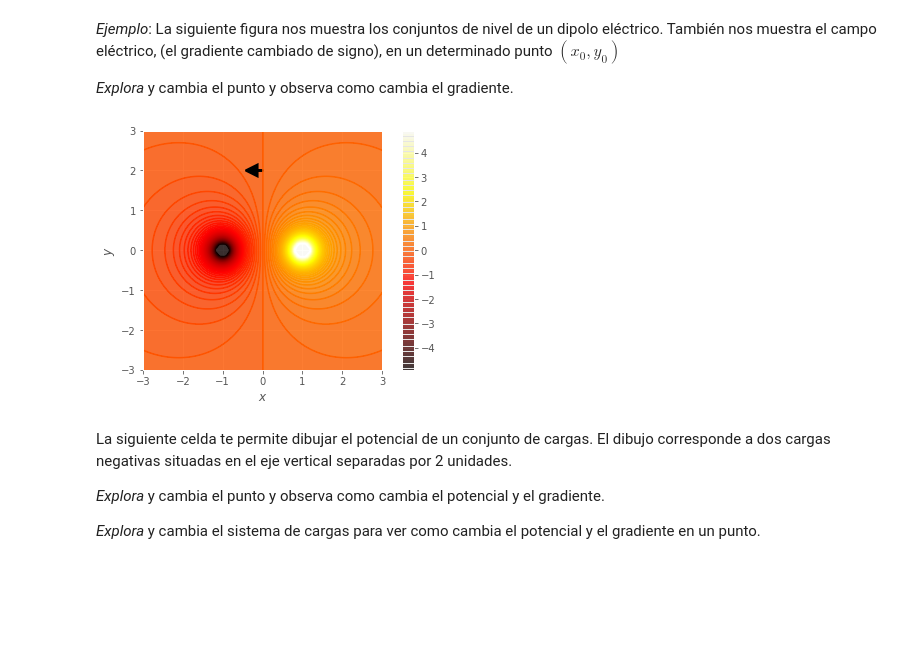
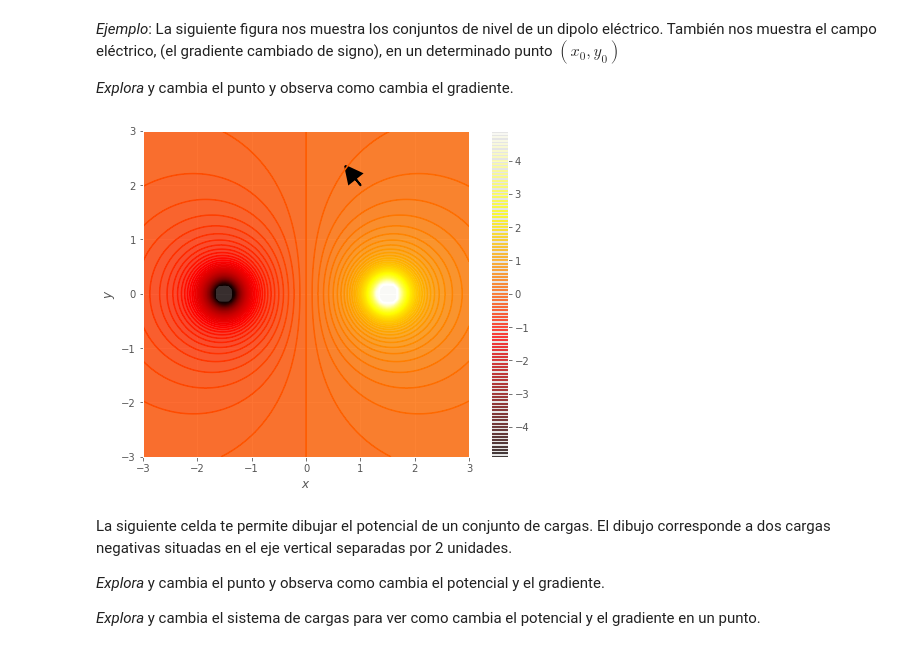
Before and after one commit to jahernando/USC-MMIII, a Jupyter notebook: tderivadas_gradiante_jacobiana.ipynb, the cells around one changed output. Cells and saved outputs as stored; diff of their text form; code cells hidden in the pictures; blank space fills up the shorter version.

```diff
--- a/tderivadas_gradiante_jacobiana.ipynb
+++ b/tderivadas_gradiante_jacobiana.ipynb
@@ -166,12 +166,12 @@ El gradiente va a ser normal a los conjuntos de nivel, porque en los conjuntos d
 *Explora* y cambia el punto y observa como cambia el gradiente.
 # %%
 from common_functions import edipole
-x0, y0 = 0., 2.
-V, Ex, Ey = edipole(1., 1., 0., -1., 0.)
+x0, y0 = 1., 2.
+V, Ex, Ey = edipole(1., 1.5, 0., -1.5, 0.)
 gf.contour(V, contours= 100, zlim=(-5., 5.))
 gf.arrow(x0, y0, Ex(x0, y0), Ey(x0, y0));
 # %% [output]
-[figure, old version]
+[figure, new version]
 # %% [markdown]
 La siguiente celda te permite dibujar el potencial de un conjunto de cargas. El dibujo corresponde a dos cargas negativas situadas en el eje vertical separadas por 2 unidades.
 
```
Also changed, not shown: parts of 5 cells of this notebook, 1 other file.
